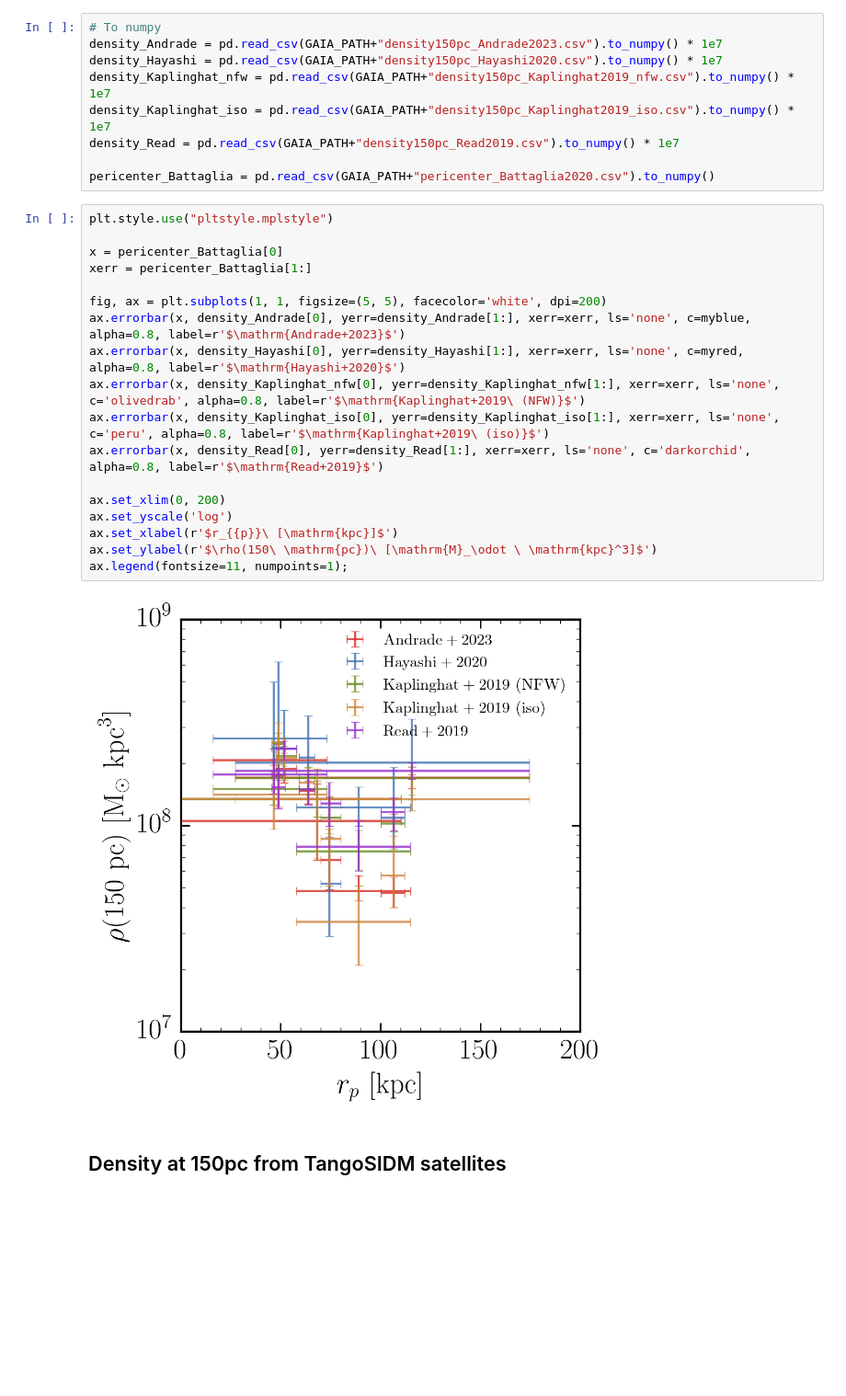
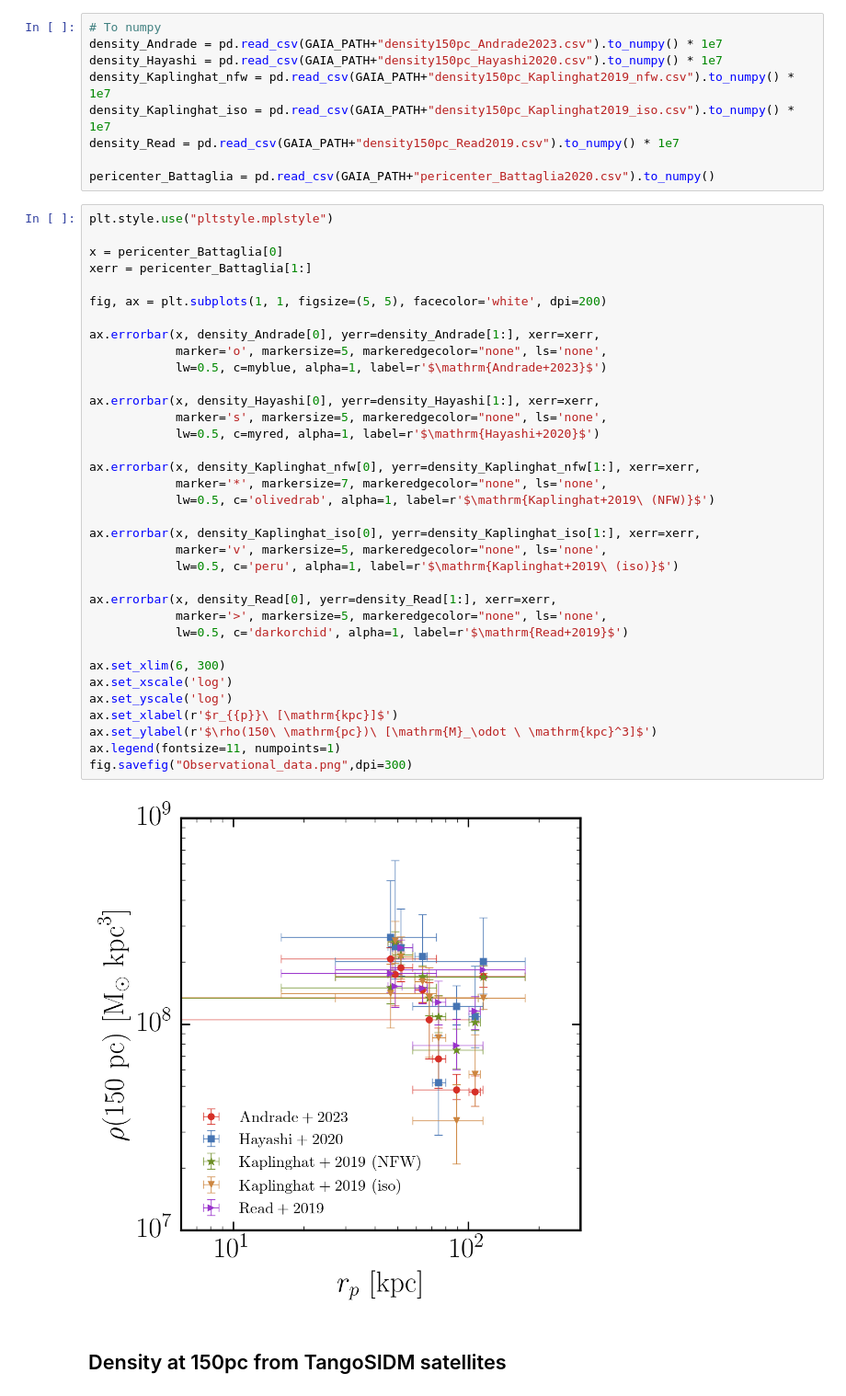
Before and after one commit to NoemiAM/TangoSIDM_satellites, a Jupyter notebook: examples/5 - satellite_properties_with_Gaia.ipynb, the cells around one changed output. Shown at 92% size. Cells and saved outputs as stored; diff of their text form; blank space fills up the shorter version.

Commit message:
Suggesting a few changes to the plots, testing Noemi's scripts

```diff
--- a/examples/5 - satellite_properties_with_Gaia.ipynb
+++ b/examples/5 - satellite_properties_with_Gaia.ipynb
@@ -31,23 +31,40 @@ pericenter_Battaglia = pd.read_csv(GAIA_PATH+"pericenter_Battaglia2020.csv").to_
 # %%
 plt.style.use("pltstyle.mplstyle")
 
 x = pericenter_Battaglia[0]
 xerr = pericenter_Battaglia[1:]
 
 fig, ax = plt.subplots(1, 1, figsize=(5, 5), facecolor='white', dpi=200)
-ax.errorbar(x, density_Andrade[0], yerr=density_Andrade[1:], xerr=xerr, ls='none', c=myblue, alpha=0.8, label=r'$\mathrm{Andrade+2023}$')
-ax.errorbar(x, density_Hayashi[0], yerr=density_Hayashi[1:], xerr=xerr, ls='none', c=myred, alpha=0.8, label=r'$\mathrm{Hayashi+2020}$')
-ax.errorbar(x, density_Kaplinghat_nfw[0], yerr=density_Kaplinghat_nfw[1:], xerr=xerr, ls='none', c='olivedrab', alpha=0.8, label=r'$\mathrm{Kaplinghat+2019\ (NFW)}$')
-ax.errorbar(x, density_Kaplinghat_iso[0], yerr=density_Kaplinghat_iso[1:], xerr=xerr, ls='none', c='peru', alpha=0.8, label=r'$\mathrm{Kaplinghat+2019\ (iso)}$')
-ax.errorbar(x, density_Read[0], yerr=density_Read[1:], xerr=xerr, ls='none', c='darkorchid', alpha=0.8, label=r'$\mathrm{Read+2019}$')
 
-ax.set_xlim(0, 200)
+ax.errorbar(x, density_Andrade[0], yerr=density_Andrade[1:], xerr=xerr,
+            marker='o', markersize=5, markeredgecolor="none", ls='none',
+            lw=0.5, c=myblue, alpha=1, label=r'$\mathrm{Andrade+2023}$')
+
+ax.errorbar(x, density_Hayashi[0], yerr=density_Hayashi[1:], xerr=xerr,
+            marker='s', markersize=5, markeredgecolor="none", ls='none',
+            lw=0.5, c=myred, alpha=1, label=r'$\mathrm{Hayashi+2020}$')
+
+ax.errorbar(x, density_Kaplinghat_nfw[0], yerr=density_Kaplinghat_nfw[1:], xerr=xerr,
+            marker='*', markersize=7, markeredgecolor="none", ls='none',
+            lw=0.5, c='olivedrab', alpha=1, label=r'$\mathrm{Kaplinghat+2019\ (NFW)}$')
+
+ax.errorbar(x, density_Kaplinghat_iso[0], yerr=density_Kaplinghat_iso[1:], xerr=xerr,
+            marker='v', markersize=5, markeredgecolor="none", ls='none',
+            lw=0.5, c='peru', alpha=1, label=r'$\mathrm{Kaplinghat+2019\ (iso)}$')
+
+ax.errorbar(x, density_Read[0], yerr=density_Read[1:], xerr=xerr,
+            marker='>', markersize=5, markeredgecolor="none", ls='none',
+            lw=0.5, c='darkorchid', alpha=1, label=r'$\mathrm{Read+2019}$')
+
+ax.set_xlim(6, 300)
+ax.set_xscale('log')
 ax.set_yscale('log')
 ax.set_xlabel(r'$r_{{p}}\ [\mathrm{kpc}]$')
 ax.set_ylabel(r'$\rho(150\ \mathrm{pc})\ [\mathrm{M}_\odot \ \mathrm{kpc}^3]$')
-ax.legend(fontsize=11, numpoints=1);
+ax.legend(fontsize=11, numpoints=1)
+fig.savefig("Observational_data.png",dpi=300)
 # %% [output]
-[figure, old version]
+[figure, new version]
 # %% [markdown]
 ## Density at 150pc from TangoSIDM satellites
 # %%
```
Also changed, not shown: parts of 13 cells of this notebook, 11 other files.
